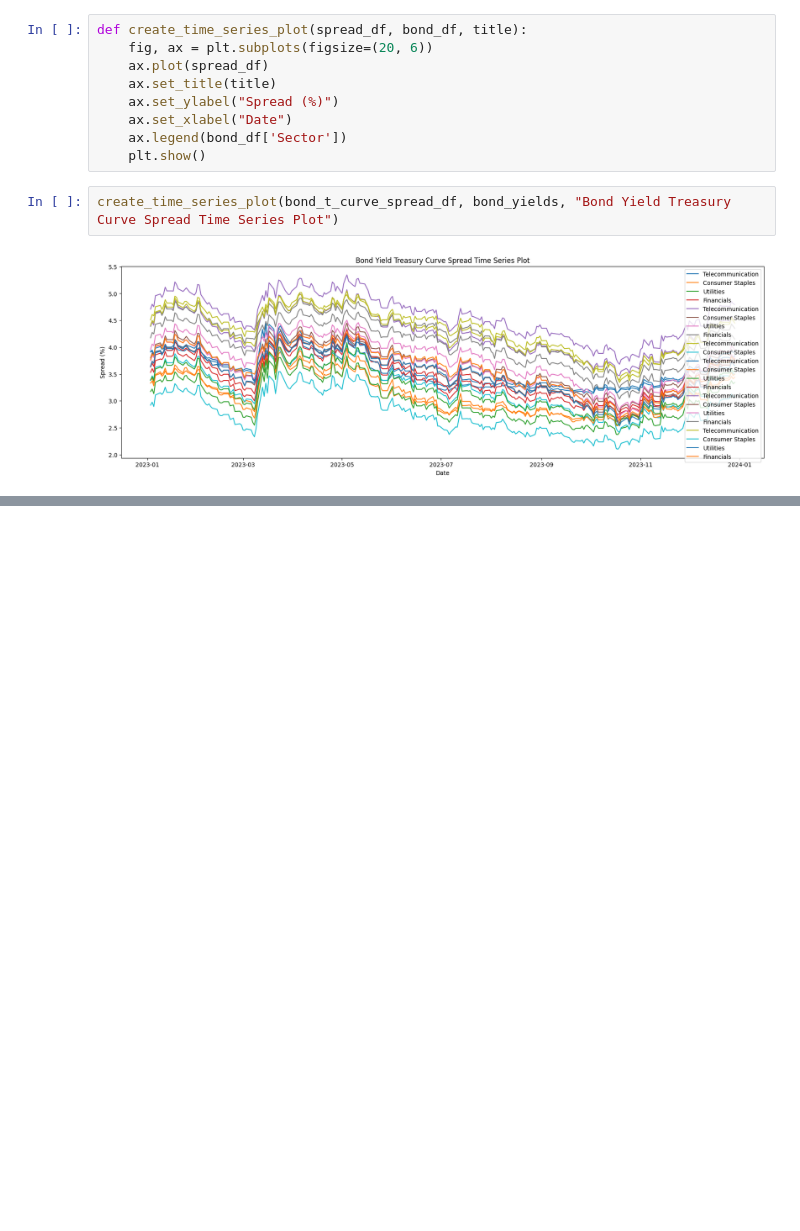
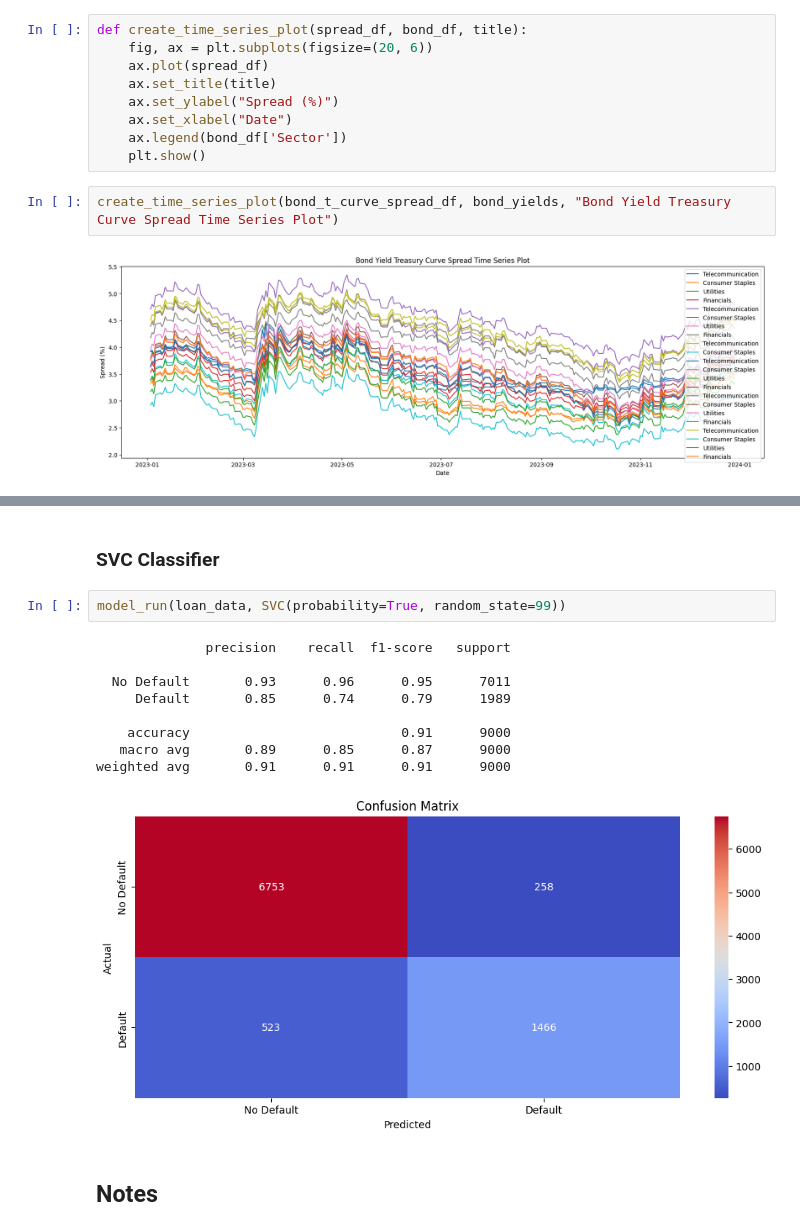
Before and after one commit to apopat9/Code-Assessment, a Jupyter notebook: Coding-Assess-main/oaktree_assesment.ipynb, the cells around one changed output, grey strips where cells are left out. Cells and saved outputs as stored; diff of their text form; blank space fills up the shorter version.

```diff
--- a/Coding-Assess-main/oaktree_assesment.ipynb
+++ b/Coding-Assess-main/oaktree_assesment.ipynb
@@ -189,0 +306,16 @@ create_time_series_plot(bond_t_curve_spread_df, bond_yields, "Bond Yield Treasur
+# %% [markdown]
+### SVC Classifier
+# %%
+model_run(loan_data, SVC(probability=True, random_state=99))
+# %% [output]
+              precision    recall  f1-score   support
+
+  No Default       0.93      0.96      0.95      7011
+     Default       0.85      0.74      0.79      1989
+
+    accuracy                           0.91      9000
+   macro avg       0.89      0.85      0.87      9000
+weighted avg       0.91      0.91      0.91      9000
+[figure, added]
+# %% [markdown]
+## Notes
```
Also changed, not shown: parts of 17 cells of this notebook.
